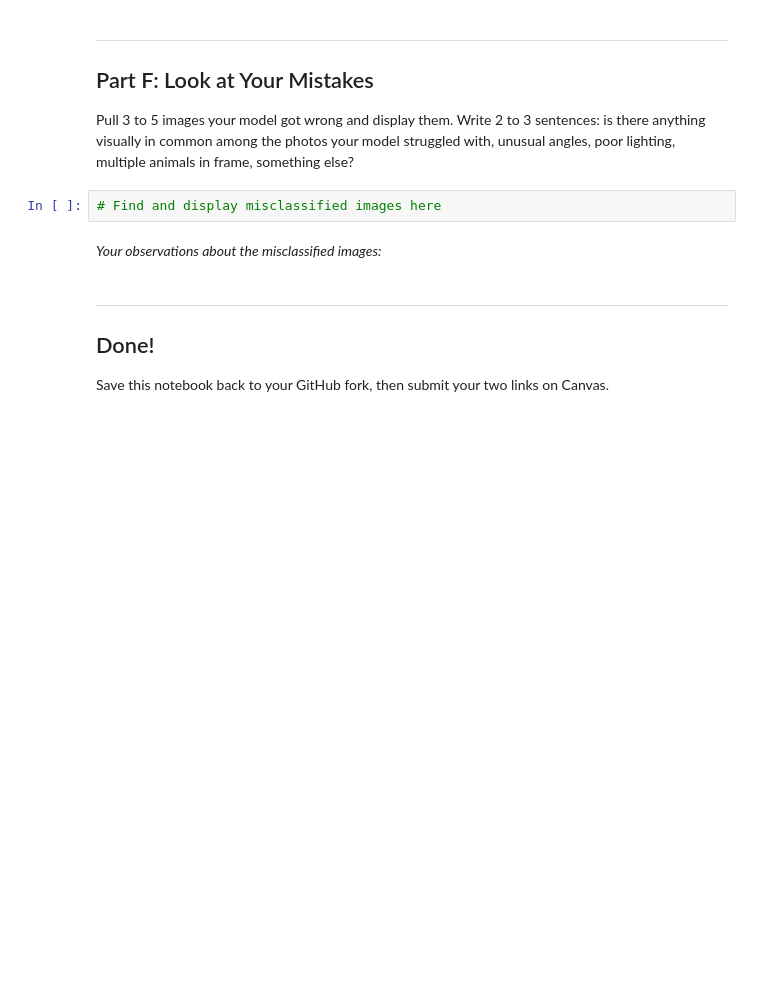
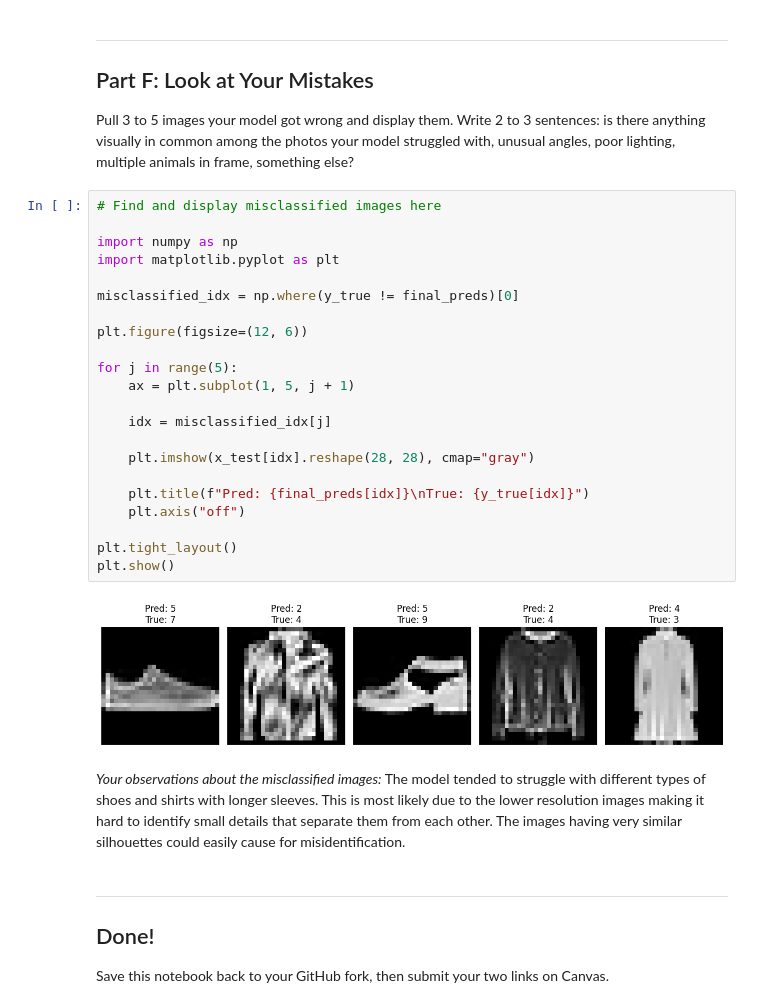
Before and after one commit to M90X-2/IT480-FA26, a Jupyter notebook: Lab2_CNN_PetFinder_Starter.ipynb, the cells around one changed output. Drawn from its saved outputs; the diff is of its cells as text; blank space fills up the shorter version.

```diff
--- a/Lab2_CNN_PetFinder_Starter.ipynb
+++ b/Lab2_CNN_PetFinder_Starter.ipynb
@@ -137,10 +254,33 @@ Report a confusion matrix for your improved model. Are Dogs or Cats more often m
 ## Part F: Look at Your Mistakes
 
 Pull 3 to 5 images your model got wrong and display them. Write 2 to 3 sentences: is there anything visually in common among the photos your model struggled with, unusual angles, poor lighting, multiple animals in frame, something else?
-# %%
-# Find and display misclassified images here
-# %% [markdown]
-*Your observations about the misclassified images:*
+# %%
+# Find and display misclassified images here
+
+import numpy as np
+import matplotlib.pyplot as plt
+
+misclassified_idx = np.where(y_true != final_preds)[0]
+
+plt.figure(figsize=(12, 6))
+
+for j in range(5):
+    ax = plt.subplot(1, 5, j + 1)
+
+    idx = misclassified_idx[j]
+
+    plt.imshow(x_test[idx].reshape(28, 28), cmap="gray")
+
+    plt.title(f"Pred: {final_preds[idx]}\nTrue: {y_true[idx]}")
+    plt.axis("off")
+
+plt.tight_layout()
+plt.show()
+# %% [output]
+[figure, added]
+# %% [markdown]
+*Your observations about the misclassified images:*
+The model tended to struggle with different types of shoes and shirts with longer sleeves. This is most likely due to the lower resolution images making it hard to identify small details that separate them from each other. The images having very similar silhouettes could easily cause for misidentification.
 # %% [markdown]
 ---
 ## Done!
```
Also changed, not shown: parts of 23 cells of this notebook.
